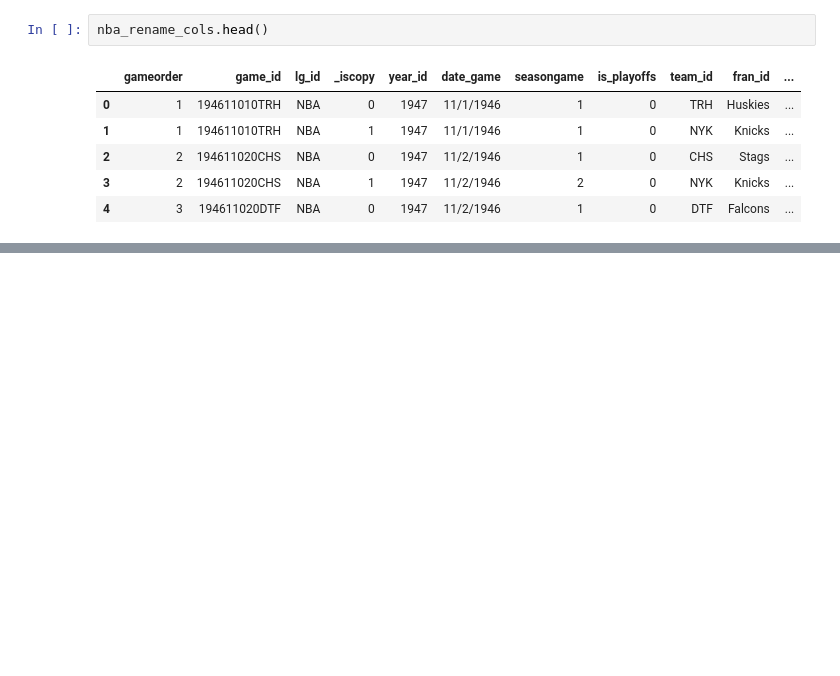
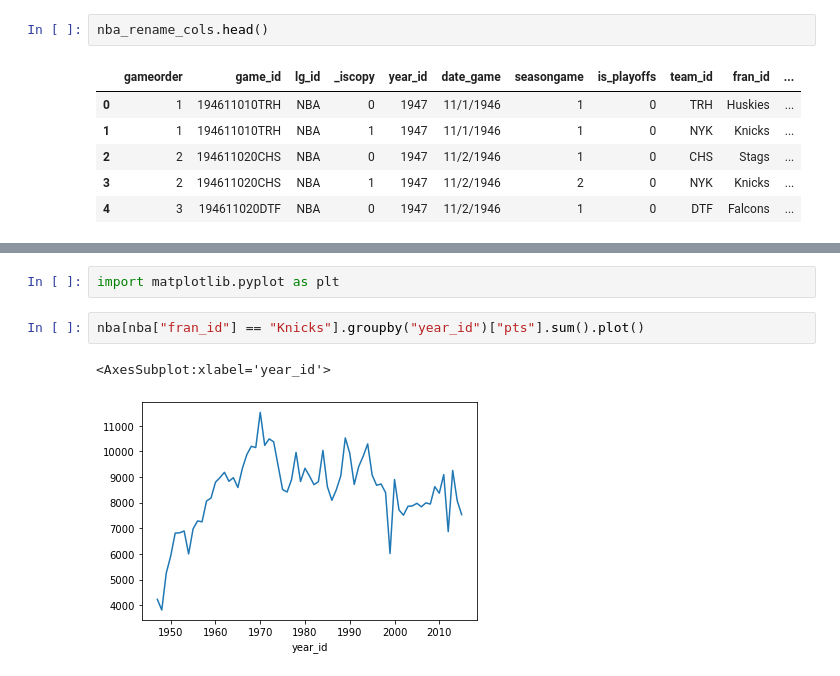
Before and after one commit to krisbianprabowo/learning_journal, a Jupyter notebook: phase_0/week_1/w1d4pm.ipynb, the cells around one changed output, grey strips where cells are left out. Saved outputs shown, nothing was run; the diff lists cells and outputs as text; blank space fills up the shorter version.

```diff
--- a/phase_0/week_1/d4pm.ipynb
+++ b/phase_0/week_1/w1d4pm.ipynb
@@ -250,0 +327,7 @@ nba_rename_cols.head()
+# %%
+import matplotlib.pyplot as plt
+# %%
+nba[nba["fran_id"] == "Knicks"].groupby("year_id")["pts"].sum().plot()
+# %% [output]
+<AxesSubplot:xlabel='year_id'>
+[figure, added]
```
Also changed, not shown: parts of 18 cells of this notebook, 12 other files.
